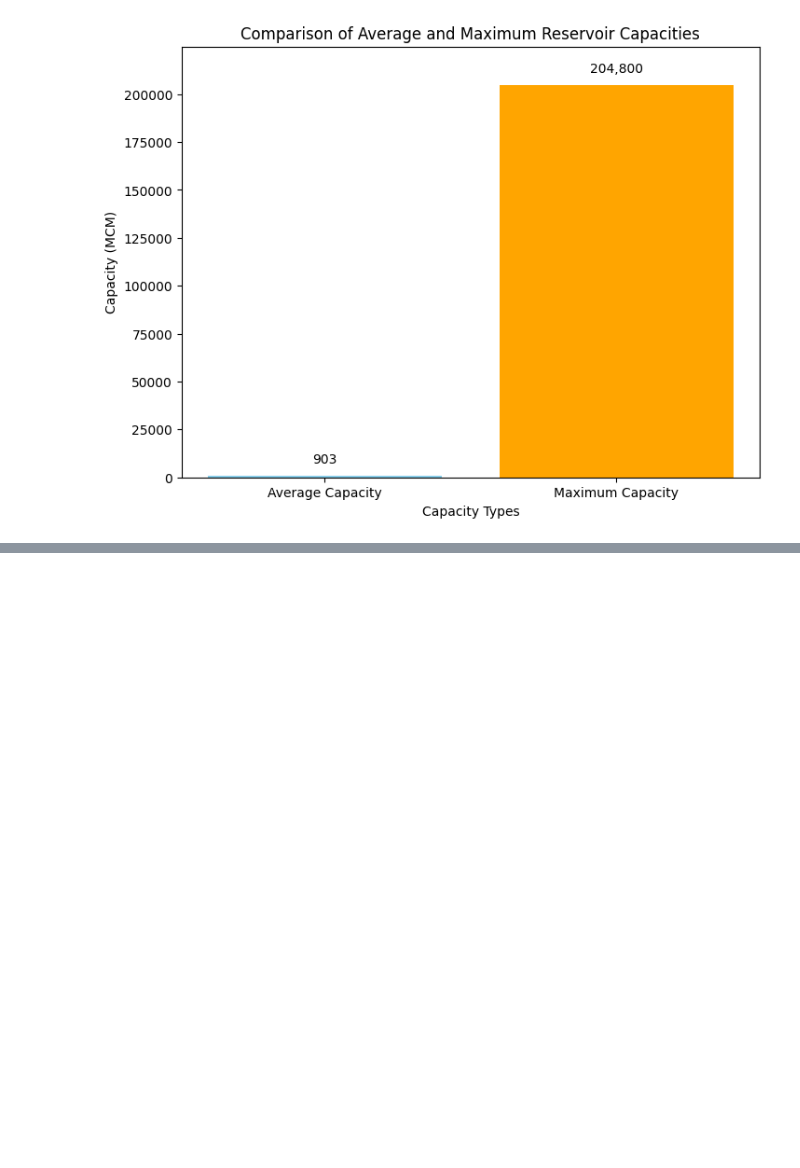
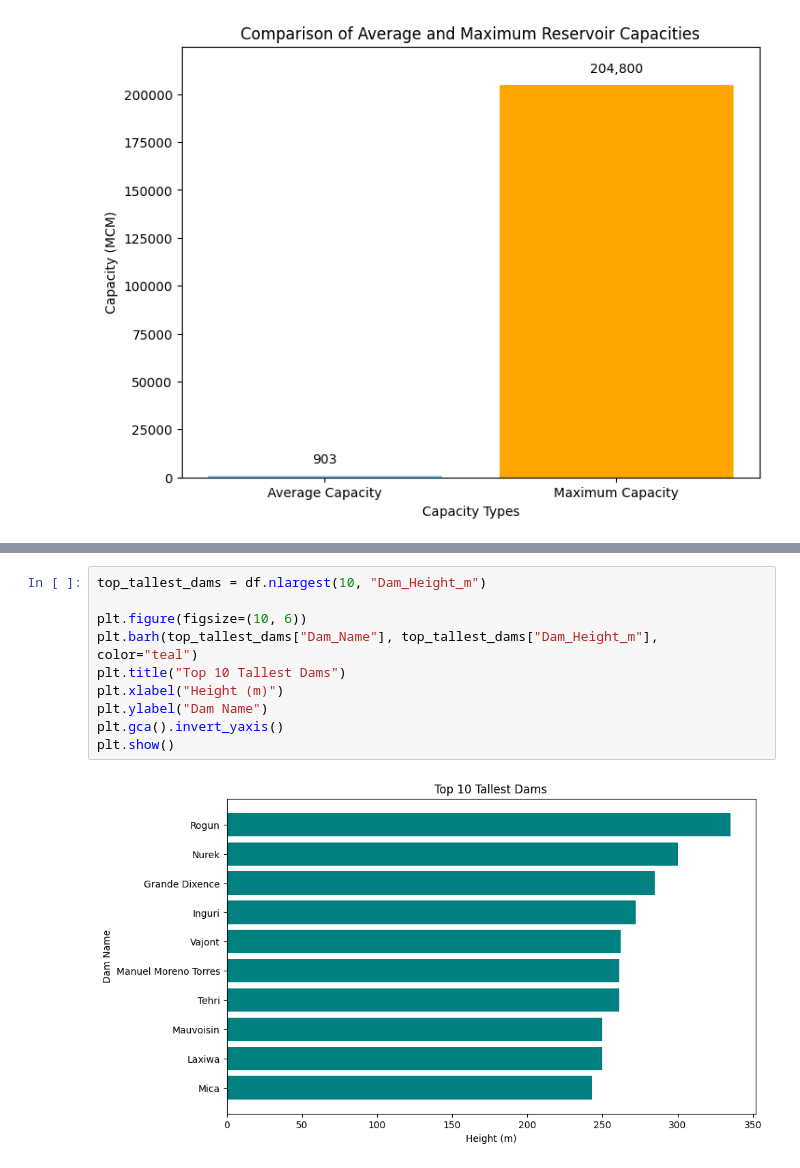
Before and after one commit to typ1ca1/Project_2_DS220, a Jupyter notebook: pyProject2.ipynb, the cells around one changed output, grey strips where cells are left out. Drawn from its saved outputs; the diff is of its cells as text; blank space fills up the shorter version.

```diff
--- a/pyProject2.ipynb
+++ b/pyProject2.ipynb
@@ -276,3 +328,15 @@ plt.show()
+# %%
+top_tallest_dams = df.nlargest(10, "Dam_Height_m")
+
+plt.figure(figsize=(10, 6))
+plt.barh(top_tallest_dams["Dam_Name"], top_tallest_dams["Dam_Height_m"], color="teal")
+plt.title("Top 10 Tallest Dams")
+plt.xlabel("Height (m)")
+plt.ylabel("Dam Name")
+plt.gca().invert_yaxis()
+plt.show()
+# %% [output]
+[figure, added]
 # %% [markdown]
 ### **Conclusion**
 
```
Also changed, not shown: parts of 14 cells of this notebook.
